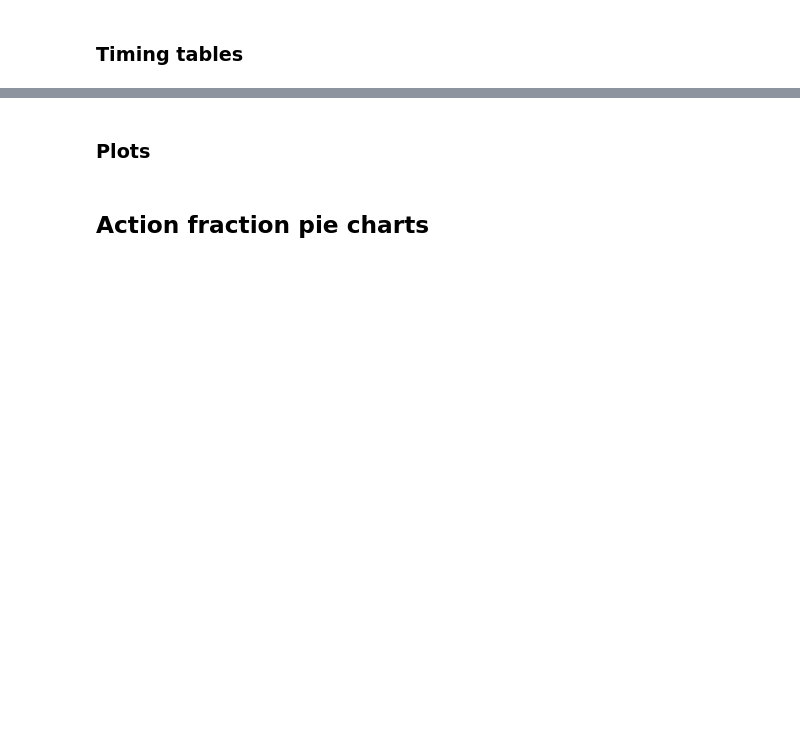
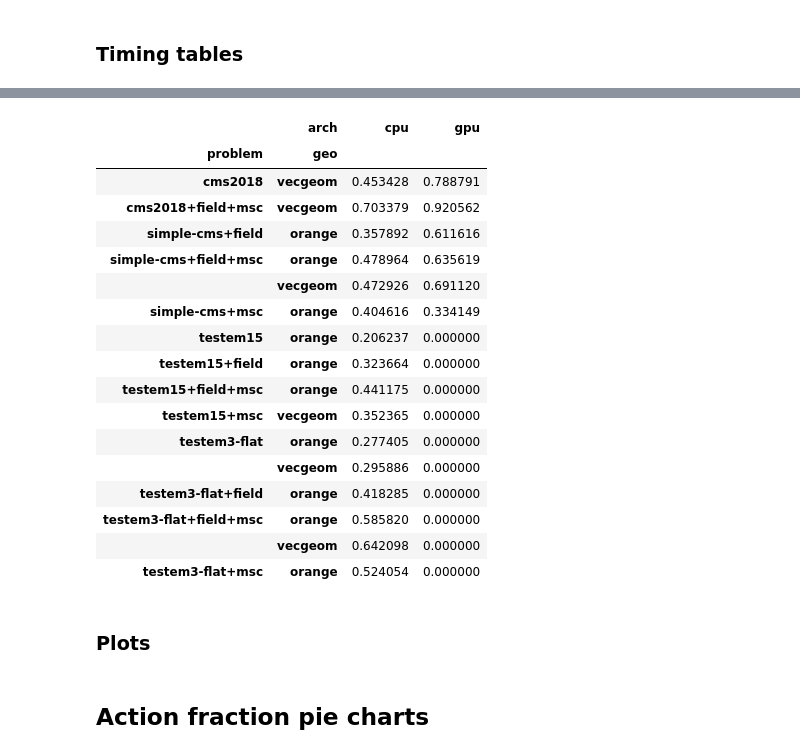
Before and after one commit to celeritas-project/regression, a Jupyter notebook: analysis.ipynb, the cells around one changed output, grey strips where cells are left out. Cells and saved outputs as stored; diff of their text form; code cells hidden in the pictures; blank space fills up the shorter version.

Commit message:
Plot summit results

```diff
--- a/analysis.ipynb
+++ b/analysis.ipynb
@@ -208,3 +173,32 @@ speedup.dropna().style.format(float_fmt_transform(1))
+# %%
+# Determine the fraction of action time spent in geometry routines
+action_times_inst = analyze.unstack_subdict(summit.result['action_times'][summit.valid]).T
+total_time_inst = summit.result['total_time']
+geo_actions = [lab for lab in action_times_inst.index
+               if lab.startswith('along-step-') or lab.startswith('geo-')]
+geo_frac_inst = action_times_inst.loc[geo_actions].sum() / total_time_inst
+geo_frac = analyze.summarize_instances(geo_frac_inst)
+# %%
+geo_frac['mean'].unstack('arch')
+# %% [output]
+|  | arch | cpu | gpu |
+| problem | geo |  |  |
+| cms2018 | vecgeom | 0.453428 | 0.788791 |
+| cms2018+field+msc | vecgeom | 0.703379 | 0.920562 |
+| simple-cms+field | orange | 0.357892 | 0.611616 |
+| simple-cms+field+msc | orange | 0.478964 | 0.635619 |
+|  | vecgeom | 0.472926 | 0.691120 |
+| simple-cms+msc | orange | 0.404616 | 0.334149 |
+| testem15 | orange | 0.206237 | 0.000000 |
+| testem15+field | orange | 0.323664 | 0.000000 |
+| testem15+field+msc | orange | 0.441175 | 0.000000 |
+| testem15+msc | vecgeom | 0.352365 | 0.000000 |
+| testem3-flat | orange | 0.277405 | 0.000000 |
+|  | vecgeom | 0.295886 | 0.000000 |
+| testem3-flat+field | orange | 0.418285 | 0.000000 |
+| testem3-flat+field+msc | orange | 0.585820 | 0.000000 |
+|  | vecgeom | 0.642098 | 0.000000 |
+| testem3-flat+msc | orange | 0.524054 | 0.000000 |
 # %% [markdown]
 ### Plots
 # %%
```
Also changed, not shown: parts of 23 cells of this notebook, 14 other files.
